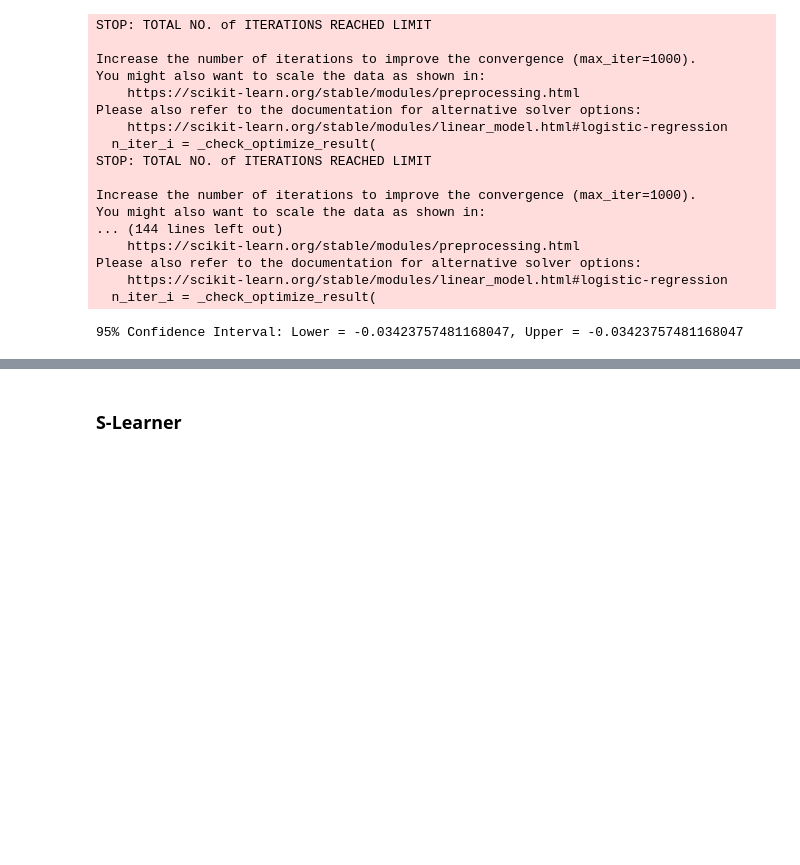
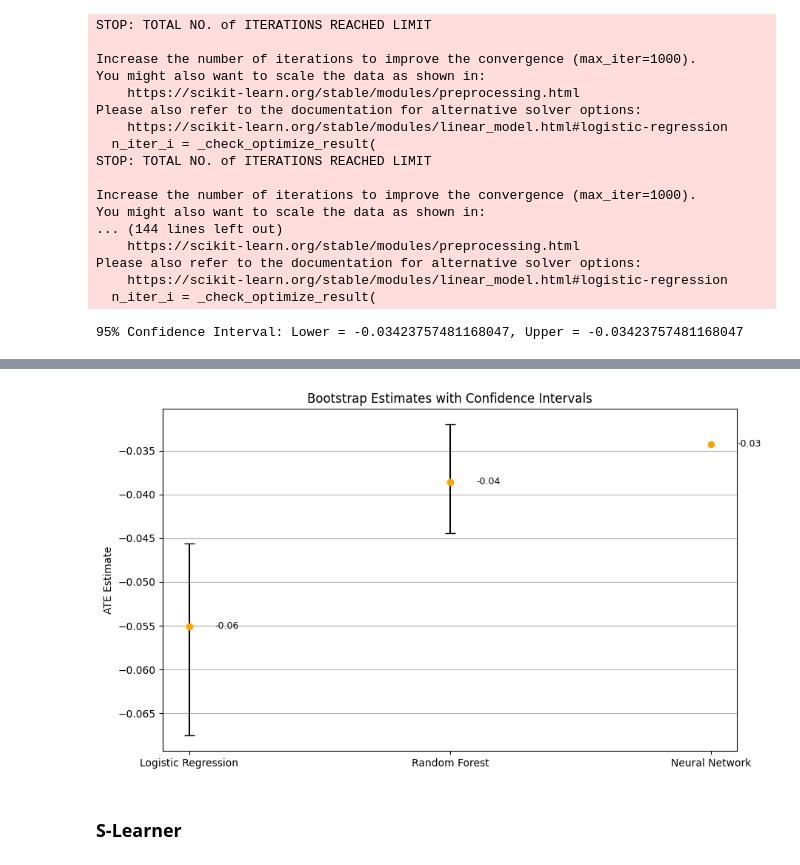
Before and after one commit to Noam-Sasson/Causal-Inference-Breastfeeding-and-Infant-Mortality, a Jupyter notebook: direct_estimation.ipynb, the cells around one changed output, grey strips where cells are left out. Drawn from its saved outputs; the diff is of its cells as text; code cells hidden in the pictures; blank space fills up the shorter version.

```diff
--- a/direct_estimation.ipynb
+++ b/direct_estimation.ipynb
@@ -882,12 +882,20 @@ def plot_bootstrap_estimates(bootstrap_estimates_list, titles, dot_color = "red"
         lower = np.percentile(res, (100 - ci) / 2)
         upper = np.percentile(res, 100 - (100 - ci) / 2)
 
-        # Error bar with caps
-        plt.errorbar(
-            i, mean_est,
-            yerr=[[mean_est - lower], [upper - mean_est]],
-            fmt="o", color= dot_color, ecolor="black", capsize=5, markersize=6
-        )
+        if mean_est - lower > 0 and upper - mean_est > 0:
+            # Error bar with caps
+            plt.errorbar(
+                i, mean_est,
+                yerr=[[mean_est - lower], [upper - mean_est]],
+                fmt="o", color= dot_color, ecolor="black", capsize=5, markersize=6
+            )
+        else:
+            # Error bar without caps
+            plt.errorbar(
+                i, mean_est,
+                # yerr=[[mean_est - lower], [upper - mean_est]],
+                fmt="o", color= dot_color, ecolor="black", capsize=0, markersize=6
+            )
 
         # Add label with mean value
         plt.text(i + 0.1, mean_est, f"{mean_est:.2f}", va="center", fontsize=9)
@@ -1219,6 +1227,8 @@ def bootstrap_confidence_interval_dr_t_learner(t_learner_outcome_model1, t_learn
 
     # Print the confidence interval (for example, for the first prediction)
     print(f"95% Confidence Interval: Lower = {dr_ci[0]}, Upper = {dr_ci[1]}")
+
+    return dr_ci, ate_estimates
 # %%
 results_dict_dr_t_learner = {
     "logist_reg": bootstrap_confidence_interval_dr_t_learner(logist_reg_model_1, logist_reg_model_0, X_train_trimmed, y_train_trimmed, X_val_trimmed, y_val_trimmed),
@@ -1283,3 +1313,7 @@ Please also refer to the documentation for alternative solver options:
+# %%
+plot_bootstrap_estimates([v[1] for v in results_dict_dr_t_learner.values()], ['Logistic Regression', 'Random Forest', 'Neural Network'], dot_color = "orange")
+# %% [output]
+[figure, added]
 # %% [markdown]
 ### S-Learner
 # %%
```
Also changed, not shown: parts of 2 cells of this notebook.
